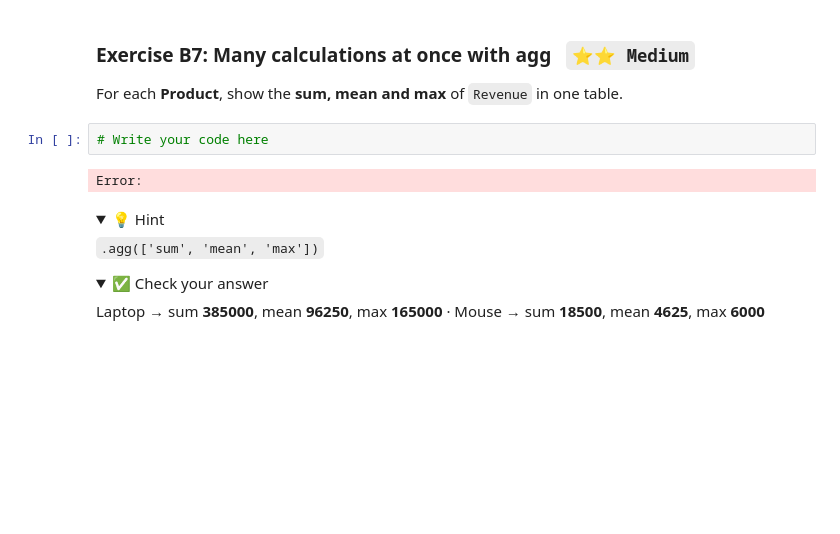
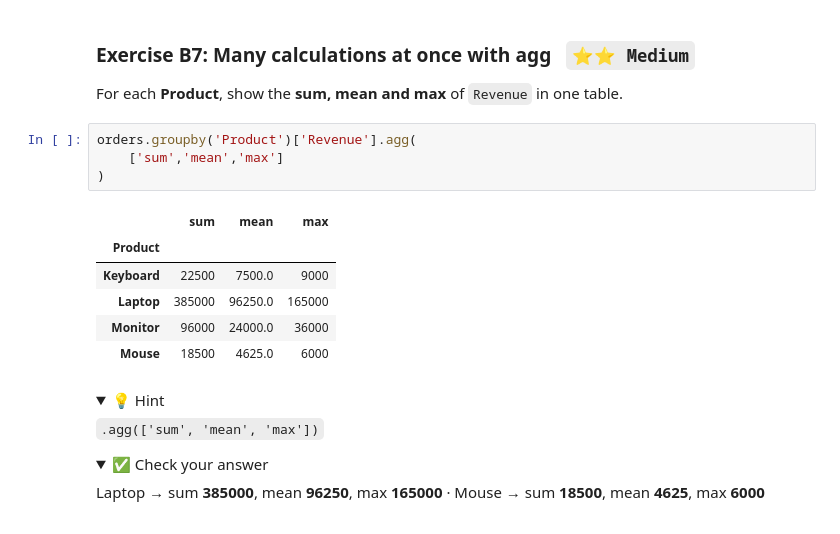
Before and after one commit to Taulant-TM/pandas-assessment, a Jupyter notebook: Pandas_Exercises.ipynb, the cells around one changed output. Cells and saved outputs as stored; diff of their text form; folded sections open; blank space fills up the shorter version.

```diff
--- a/Pandas_Exercises.ipynb
+++ b/Pandas_Exercises.ipynb
@@ -506,9 +547,16 @@ Delhi 5 · Hyderabad 5 · Pune 5
 
 For each **Product**, show the **sum, mean and max** of `Revenue` in one table.
 # %%
-# Write your code here
+orders.groupby('Product')['Revenue'].agg(
+    ['sum','mean','max']
+)
 # %% [output]
-Error:
+|  | sum | mean | max |
+| Product |  |  |  |
+| Keyboard | 22500 | 7500.0 | 9000 |
+| Laptop | 385000 | 96250.0 | 165000 |
+| Monitor | 96000 | 24000.0 | 36000 |
+| Mouse | 18500 | 4625.0 | 6000 |
 # %% [markdown]
 <details><summary>💡 Hint</summary>
 
```
Also changed, not shown: parts of 26 cells of this notebook.
